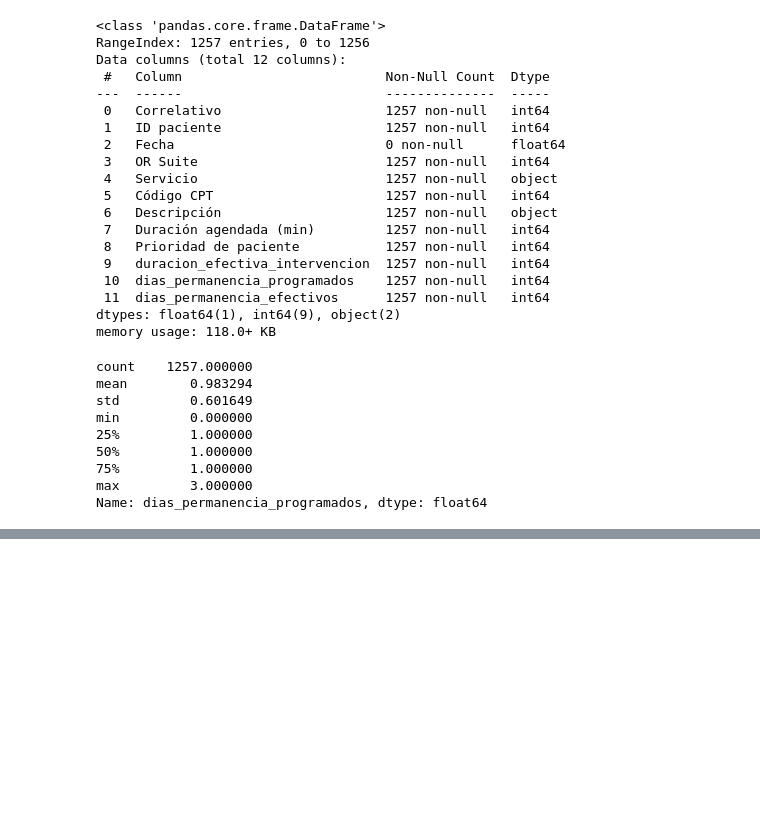
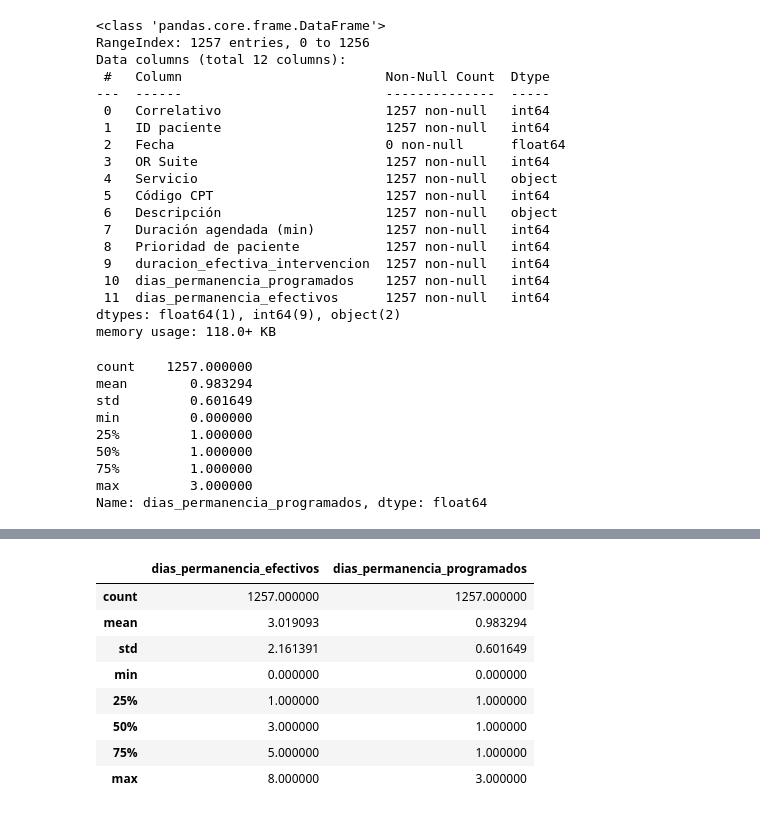
Before and after one commit to joseagustinamigo/Capstone-Equipo-11, a Jupyter notebook: preprocesamiento/preprocesamiento.ipynb, the cells around one changed output, grey strips where cells are left out. Saved outputs shown, nothing was run; the diff lists cells and outputs as text; code cells hidden in the pictures; blank space fills up the shorter version.

```diff
--- a/preprocesamiento/preprocesamiento.ipynb
+++ b/preprocesamiento/preprocesamiento.ipynb
@@ -608 +606,24 @@ dias_permanencia_efectivos
 Name: count, dtype: int64
+# %%
+ruta = path.join("caso_base", "caso_base.csv")
+
+caso_base = pd.read_csv(
+    ruta,
+    sep=",",
+    quotechar='"',
+    engine="python",
+    encoding="utf-8",)
+
+df_caso_base = caso_base.copy()
+# %%
+df_caso_base[["dias_permanencia_efectivos", "dias_permanencia_programados"]].describe()
+# %% [output]
+|  | dias_permanencia_efectivos | dias_permanencia_programados |
+| count | 1257.000000 | 1257.000000 |
+| mean | 3.019093 | 0.983294 |
+| std | 2.161391 | 0.601649 |
+| min | 0.000000 | 0.000000 |
+| 25% | 1.000000 | 1.000000 |
+| 50% | 3.000000 | 1.000000 |
+| 75% | 5.000000 | 1.000000 |
+| max | 8.000000 | 3.000000 |
```
Also changed, not shown: parts of 3 cells of this notebook, 22 other files.
